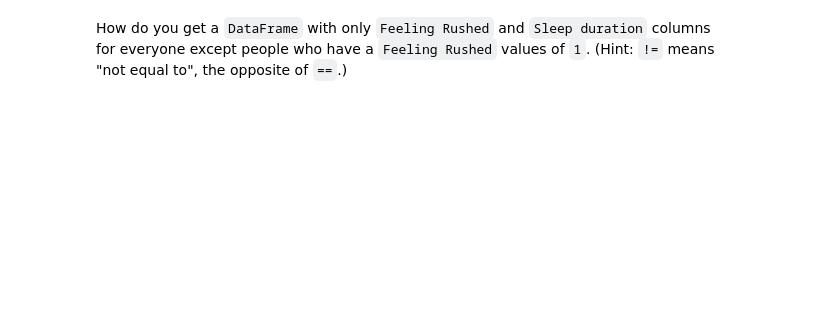
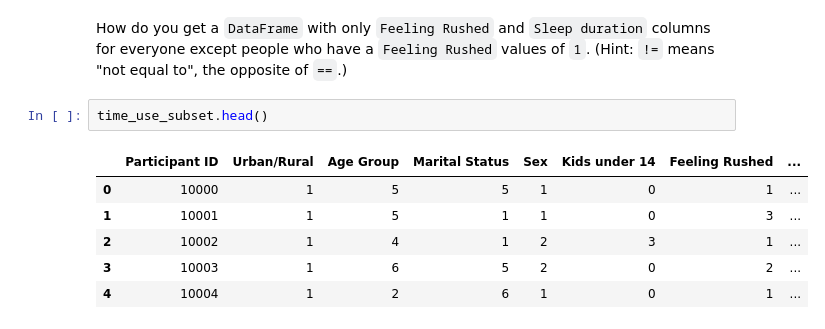
Before and after one commit to UofTCompDSci/postedlectures, a Jupyter notebook: week2/paul/Data_Wrangling_with_DataFrames_GGR.ipynb, the cells around one changed output. Drawn from its saved outputs; the diff is of its cells as text; blank space fills up the shorter version.

```diff
--- a/week2/paul/Data_Wrangling_with_DataFrames_GGR.ipynb
+++ b/week2/paul/Data_Wrangling_with_DataFrames_GGR.ipynb
@@ -177,5 +406,14 @@ sex_1_df.head()
 # %% [markdown]
 How do you get a `DataFrame` with only `Feeling Rushed` and `Sleep duration` columns for everyone except people who have a `Feeling Rushed` values of `1`. (Hint: `!=` means "not equal to", the opposite of `==`.)
+# %%
+time_use_subset.head()
+# %% [output]
+|  | Participant ID | Urban/Rural | Age Group | Marital Status | Sex | Kids under 14 | Feeling Rushed | ... |
+| 0 | 10000 | 1 | 5 | 5 | 1 | 0 | 1 | ... |
+| 1 | 10001 | 1 | 5 | 1 | 1 | 0 | 3 | ... |
+| 2 | 10002 | 1 | 4 | 1 | 2 | 3 | 1 | ... |
+| 3 | 10003 | 1 | 6 | 5 | 2 | 0 | 2 | ... |
+| 4 | 10004 | 1 | 2 | 6 | 1 | 0 | 1 | ... |
 # %%
 rushed_series = time_use_subset['Feeling Rushed'] != 1 # Get our column of True/False values
 rushed_df = time_use_subset.loc[rushed_series, 'Feeling Rushed':'Sleep Duration']
```
Also changed, not shown: parts of 36 cells of this notebook, 1 other file.
